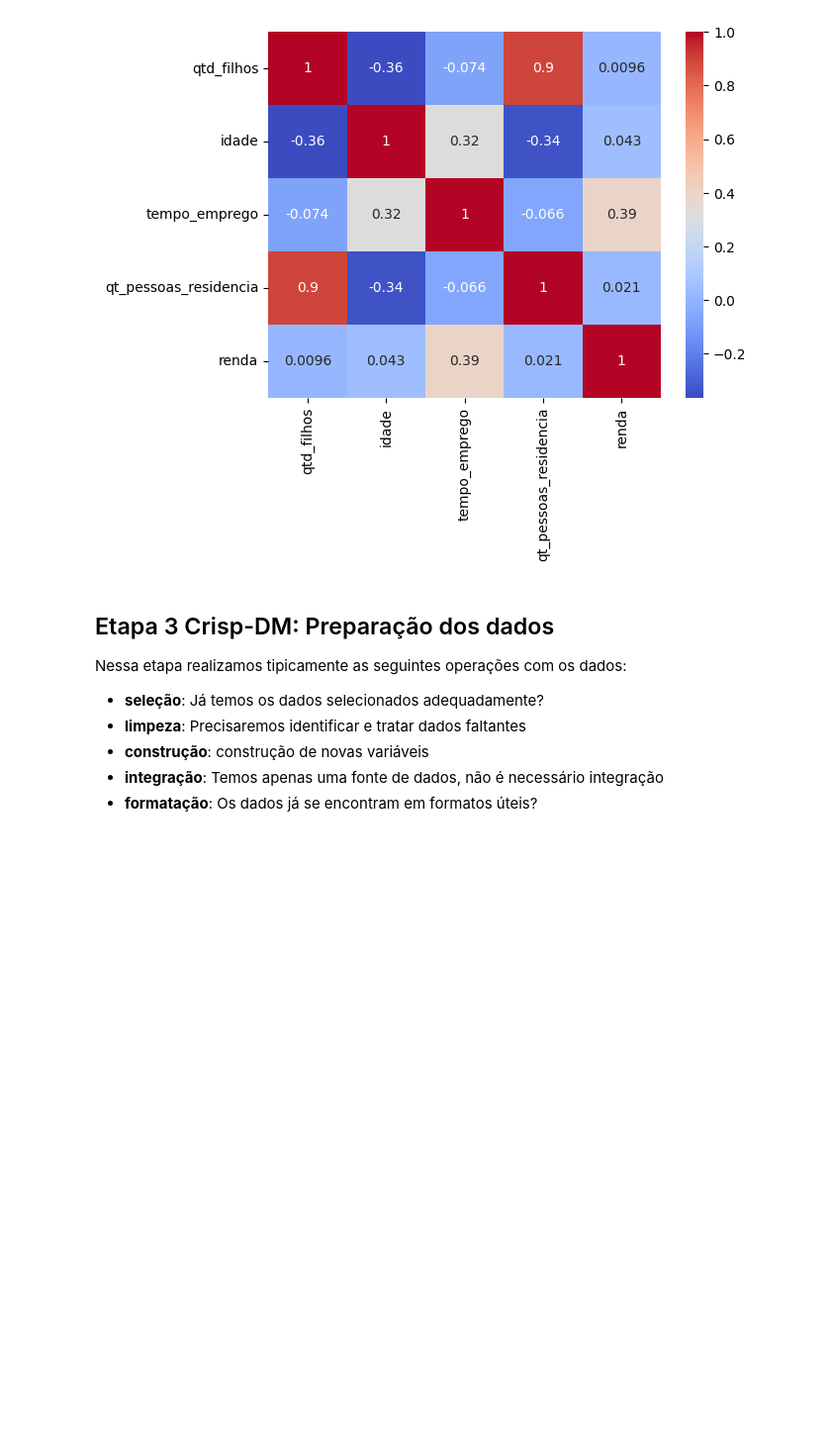
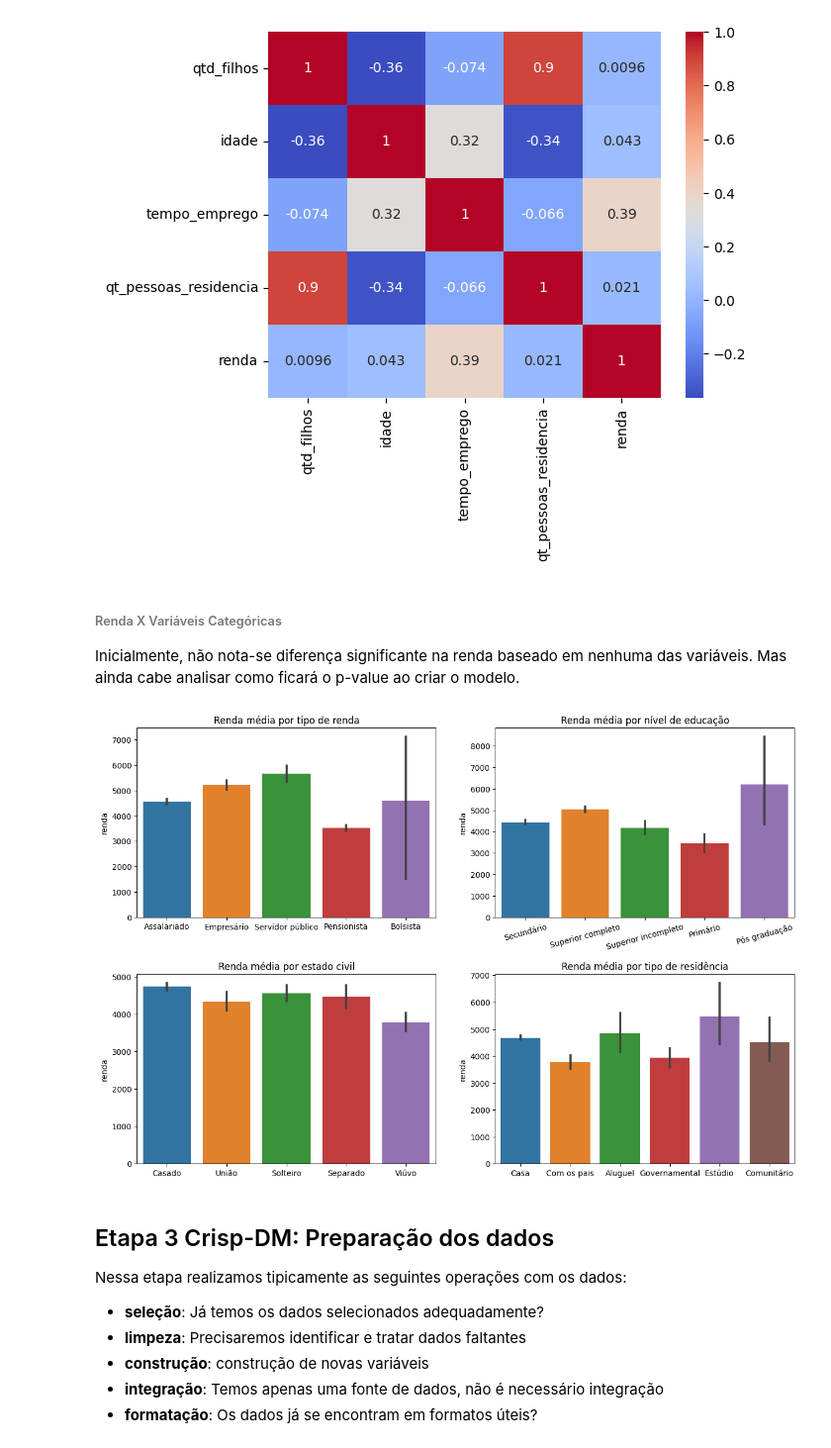
Before and after one commit to daviNGL/EBAC-projeto-previsao-de-renda, a Jupyter notebook: projeto.ipynb, the cells around one changed output. Shown at 99% size. Cells and saved outputs as stored; diff of their text form; code cells hidden in the pictures; blank space fills up the shorter version.

Commit message:
Analise bivariada - variáveis categóricas

```diff
--- a/projeto.ipynb
+++ b/projeto.ipynb
@@ -301,6 +311,35 @@ ax = sns.heatmap(df.select_dtypes('number').corr(),
 plt.show()
 # %% [output]
 [figure]
+# %% [markdown]
+###### Renda X Variáveis Categóricas
+
+Inicialmente, não nota-se diferença significante na renda baseado em nenhuma das variáveis. Mas ainda cabe analisar como ficará o p-value ao criar o modelo.
+# %%
+figura, ((ax1, ax2), (ax3, ax4)) = plt.subplots(2,2, figsize=(15,10))
+
+sns.barplot(data = df, x = 'tipo_renda', y = 'renda', errorbar=('ci', 95), ax = ax1)
+sns.barplot(data = df, x = 'educacao', y = 'renda', errorbar=('ci', 95), ax = ax2)
+sns.barplot(data = df, x = 'estado_civil', y = 'renda', errorbar=('ci', 95), ax = ax3)
+sns.barplot(data = df, x = 'tipo_residencia', y = 'renda', errorbar=('ci', 95), ax = ax4)
+
+ax2.set_xticklabels(ax2.get_xticklabels(), rotation=15)
+
+ax1.set_xlabel("")
+ax2.set_xlabel("")
+ax3.set_xlabel("")
+ax4.set_xlabel("")
+
+ax1.set_title("Renda média por tipo de renda")
+ax2.set_title("Renda média por nível de educação")
+ax3.set_title("Renda média por estado civil")
+ax4.set_title("Renda média por tipo de residência")
+
+figura.subplots_adjust(hspace=0.3)
+
+plt.show()
+# %% [output]
+[figure, added]
 # %% [markdown]
 ## Etapa 3 Crisp-DM: Preparação dos dados
 Nessa etapa realizamos tipicamente as seguintes operações com os dados:
```
Also changed, not shown: parts of 2 cells of this notebook.
